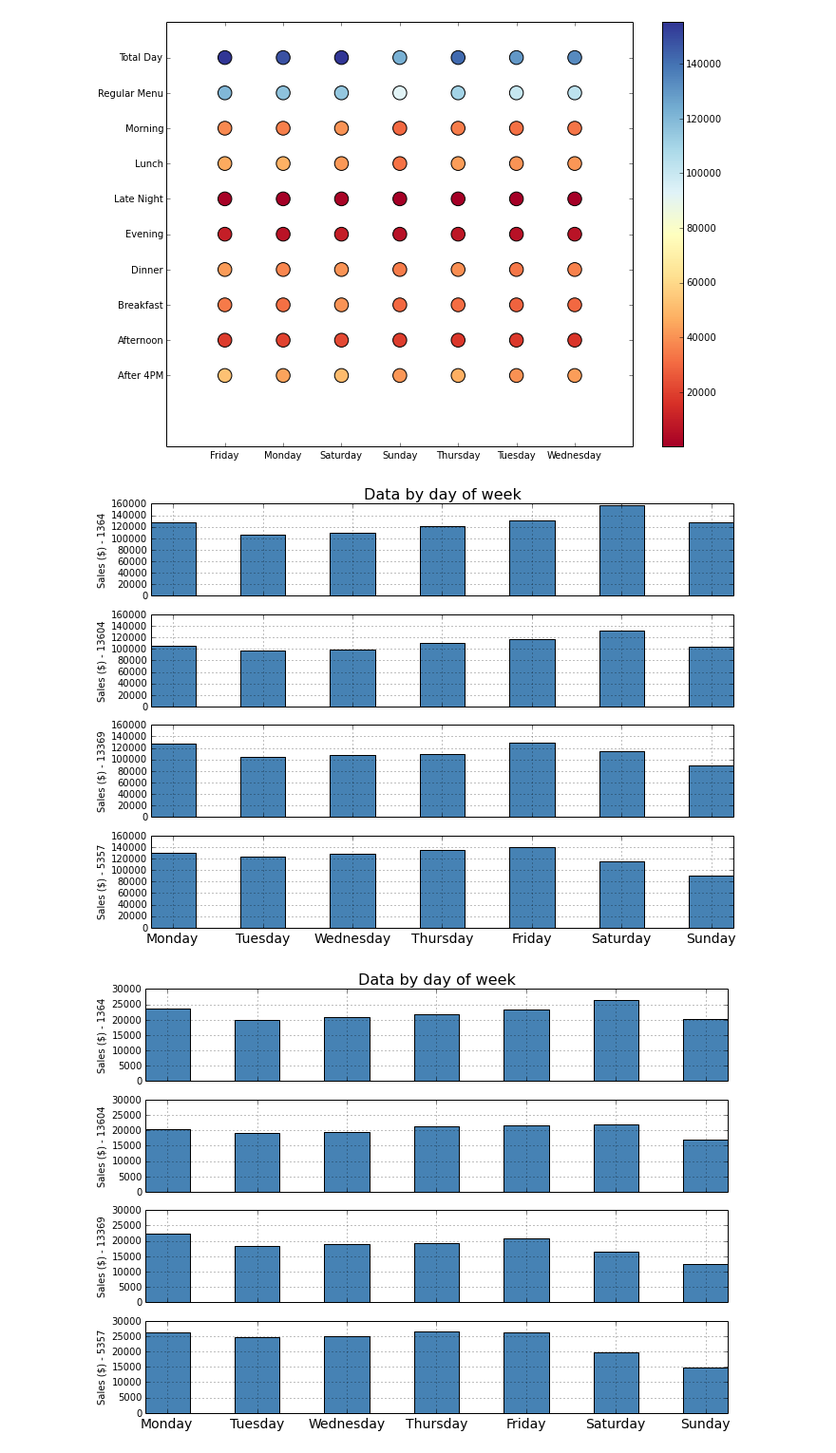
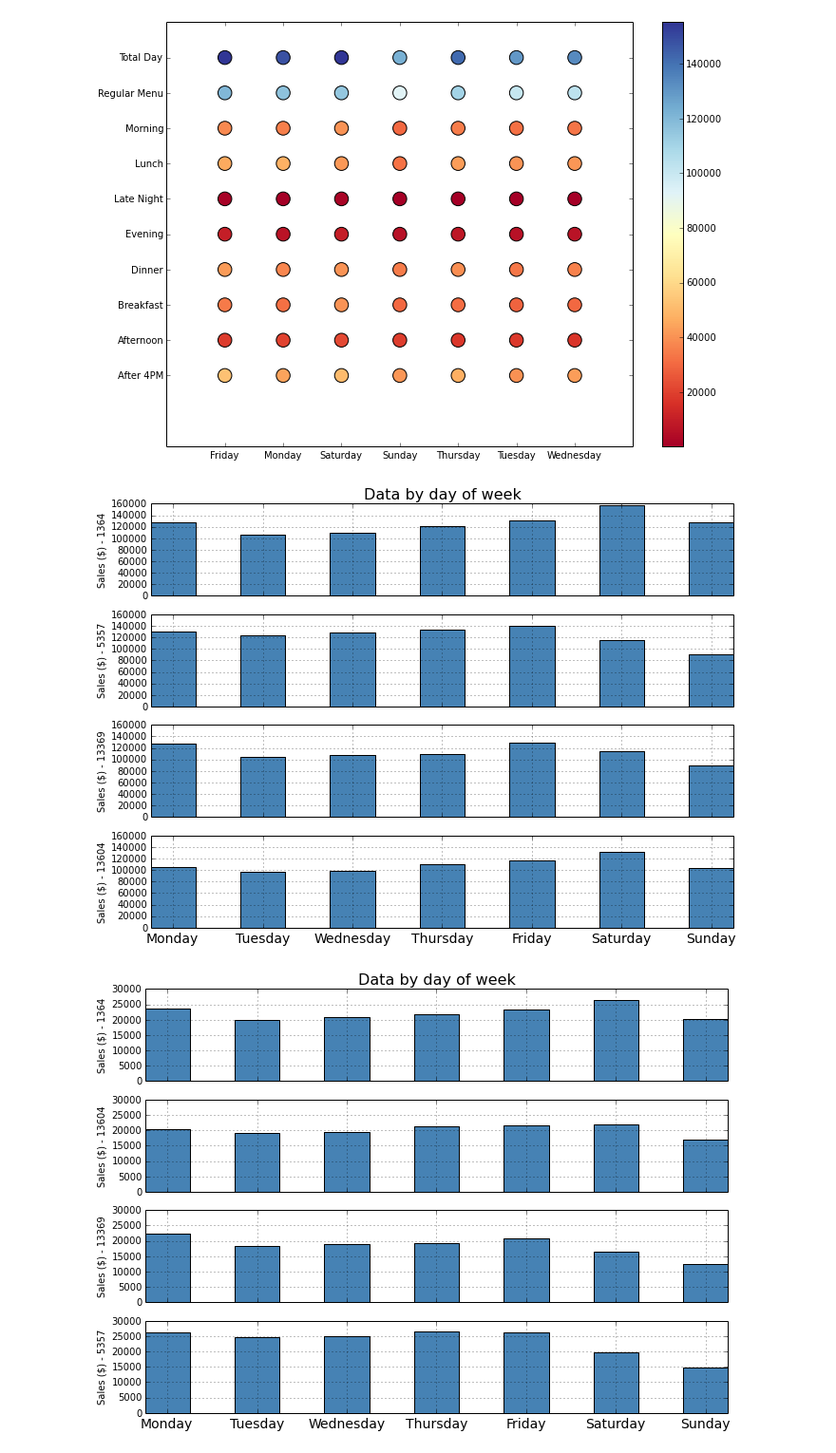
Before and after one commit to bharatreddy/wf-case-study, a Jupyter notebook: ipython-notebooks/days.ipynb, the cells around one changed output. Shown: that part at 95% size. Saved outputs shown, nothing was run; the diff lists cells and outputs as text; code cells hidden in the pictures.

```diff
--- a/days.ipynb
+++ b/ipython-notebooks/days.ipynb
@@ -270,42 +270,42 @@ ax0.set_ylim( [ 0, 160000 ] )
 plt.xticks(range(len(dayNameSales1364.index.tolist())), dayNameSales1364.index.tolist(), fontsize=14)
 ax0.set_title('Data by day of week', fontsize=16)
 
-ax1.bar(range(len(dayNameSales13604.index.tolist())), \
+ax3.bar(range(len(dayNameSales13604.index.tolist())), \
          dayNameSales13604['Daypart Sales $'].tolist(),\
          align='center', width=0.5,\
                color=['steelblue'])
-ax1.set_ylabel('Sales ($) - 13604', fontsize=10)
-ax1.grid(zorder=0)
-ax1.set_ylim( [ 0, 160000 ] )
+ax3.set_ylabel('Sales ($) - 13604', fontsize=10)
+ax3.grid(zorder=0)
+ax3.set_ylim( [ 0, 160000 ] )
 plt.xticks(range(len(dayNameSales13604.index.tolist())), dayNameSales13604.index.tolist(), fontsize=14)
 # ax1.set_title('Data by day of week', fontsize=16)
 
 ax2.bar(range(len(dayNameSales13369.index.tolist())), \
          dayNameSales13369['Daypart Sales $'].tolist(),\
          align='center', width=0.5,\
                color=['steelblue'])
 ax2.set_ylabel('Sales ($) - 13369', fontsize=10)
 ax2.grid(zorder=0)
 # ax2.set_title('Data by day of week', fontsize=16)
 ax2.set_ylim( [ 0, 160000 ] )
 plt.xticks(range(len(dayNameSales13369.index.tolist())), dayNameSales13369.index.tolist(), fontsize=14)
 
 
-ax3.bar(range(len(dayNameSales5357.index.tolist())), \
+ax1.bar(range(len(dayNameSales5357.index.tolist())), \
          dayNameSales5357['Daypart Sales $'].tolist(),\
          align='center', width=0.5,\
                color=['steelblue'])
-ax3.set_ylabel('Sales ($) - 5357', fontsize=10)
-ax3.grid(zorder=0)
-ax3.set_ylim( [ 0, 160000 ] )
+ax1.set_ylabel('Sales ($) - 5357', fontsize=10)
+ax1.grid(zorder=0)
+ax1.set_ylim( [ 0, 160000 ] )
 plt.xticks(range(len(dayNameSales5357.index.tolist())), dayNameSales5357.index.tolist(), fontsize=14)
 # ax3.set_title('Data by day of week', fontsize=16)
 
 
 fig.savefig('figs/sales-byrest-dayofweek.png', bbox_inches='tight', \
                         pad_inches=0)
 # %% [output]
-[figure, old version]
+[figure, new version]
 # %%
 # Plot the data
 fig, (ax0, ax1, ax2, ax3) = plt.subplots(nrows=4, sharex=True, figsize=(11,8))
```
Also changed, not shown: 11 other files.
